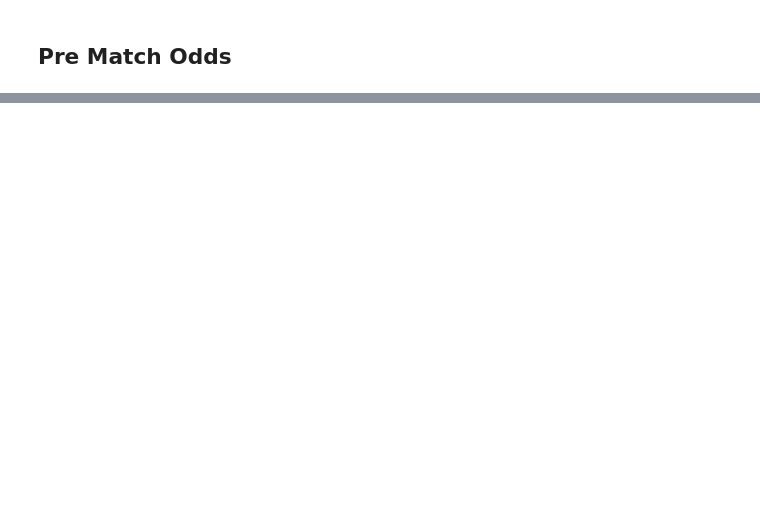
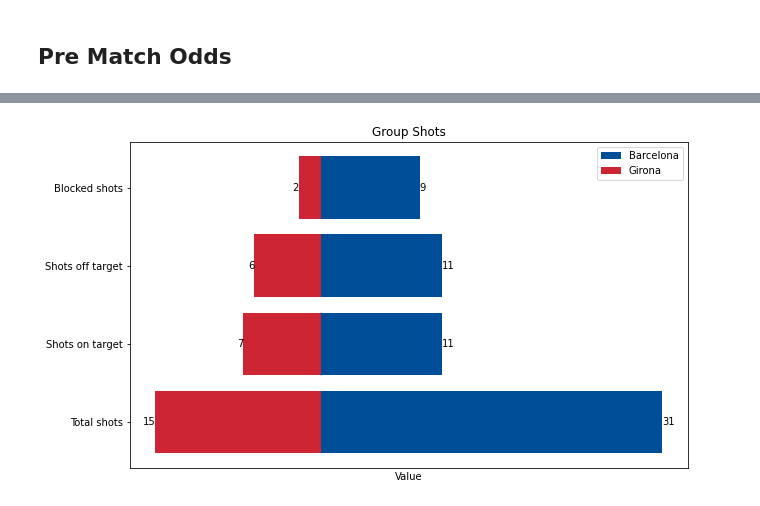
Before and after one commit to Football-Analytics-UCU/Girona, a Jupyter notebook: Barcelona-Girona.ipynb, the cells around one changed output, grey strips where cells are left out. Cells and saved outputs as stored; diff of their text form; code cells hidden in the pictures; blank space fills up the shorter version.

```diff
--- a/Barcelona-Girona.ipynb
+++ b/Barcelona-Girona.ipynb
@@ -26,0 +88,4 @@ jupyter: python3
+# %%
+show_stats_data(match_statistics['0']['statistics'][2])
+# %% [output]
+[figure, added]
```
Also changed, not shown: parts of 66 cells of this notebook, 32 other files.
